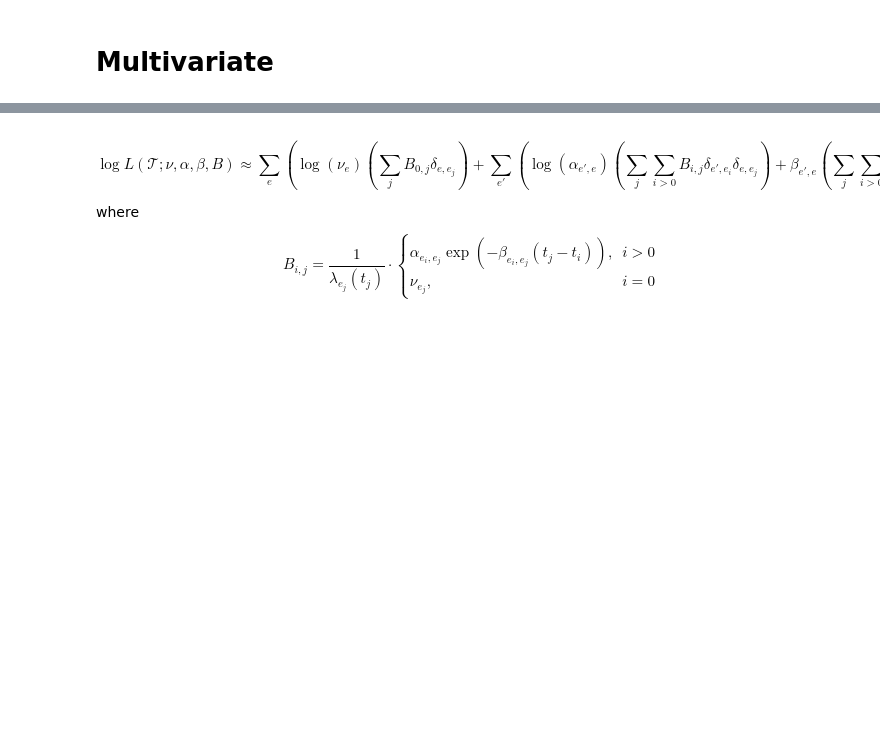
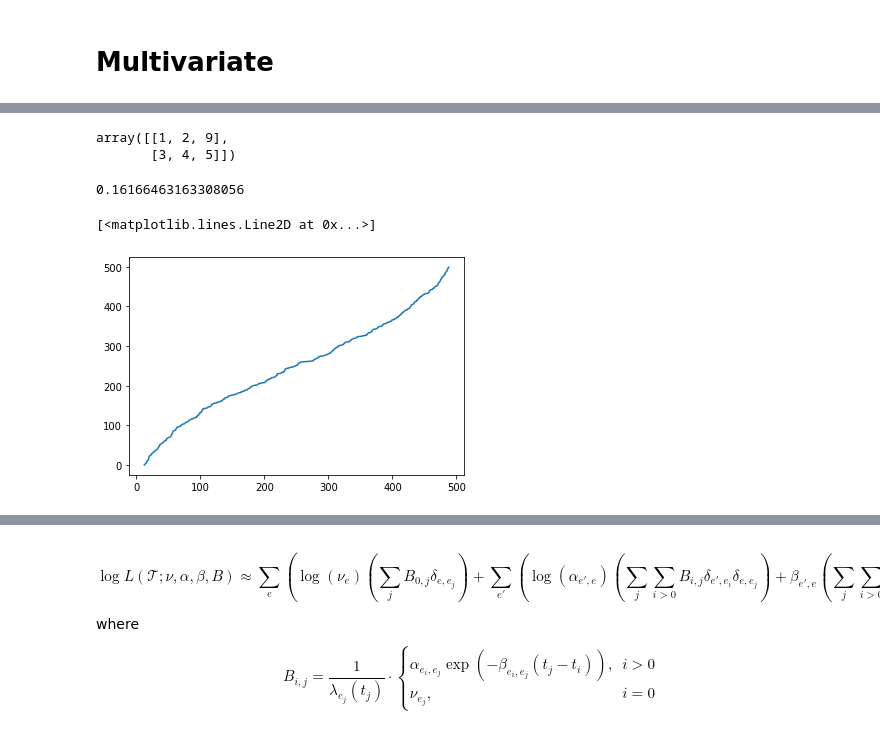
Before and after one commit to odenpetersen/order-book-hawkes, a Jupyter notebook: analysis/Fast EM.ipynb, the cells around one changed output, grey strips where cells are left out. Cells and saved outputs as stored; diff of their text form; code cells hidden in the pictures; blank space fills up the shorter version.

```diff
--- a/analysis/Fast EM.ipynb
+++ b/analysis/Fast EM.ipynb
@@ -161,0 +274,18 @@ expected_number_events, len(times)
+# %%
+np.vstack([[1,2,9],[3,4,5]])
+# %% [output]
+array([[1, 2, 9],
+       [3, 4, 5]])
+# %%
+import scipy as sp
+import scipy.stats
+(sp.stats.gaussian_kde([0,1,2,3,4])).integrate_box_1d(0,1)
+# %% [output]
+0.16166463163308056
+# %%
+x = (lambda x : 500*0.5*(1+np.sin(0.8*(x-0.5)*np.pi)))(np.random.uniform(size=500))
+# %%
+plt.plot(sorted(x),np.arange(len(x)))
+# %% [output]
+[<matplotlib.lines.Line2D at 0x...>]
+[figure, added]
```
Also changed, not shown: parts of 115 cells of this notebook, 14 other files.
